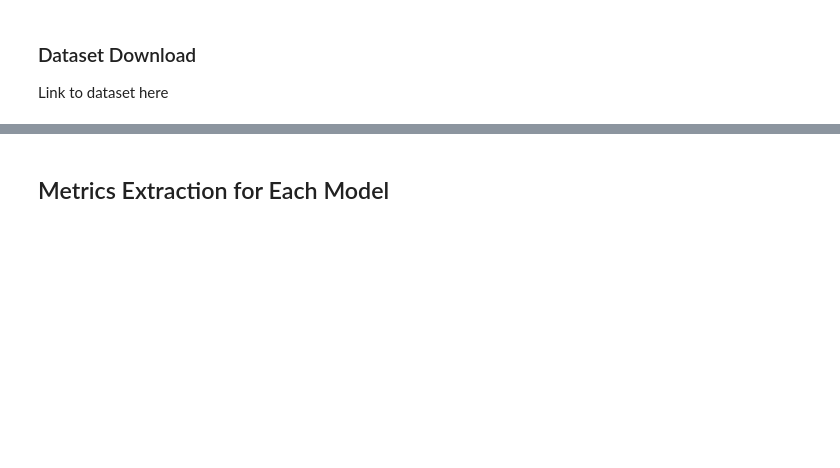
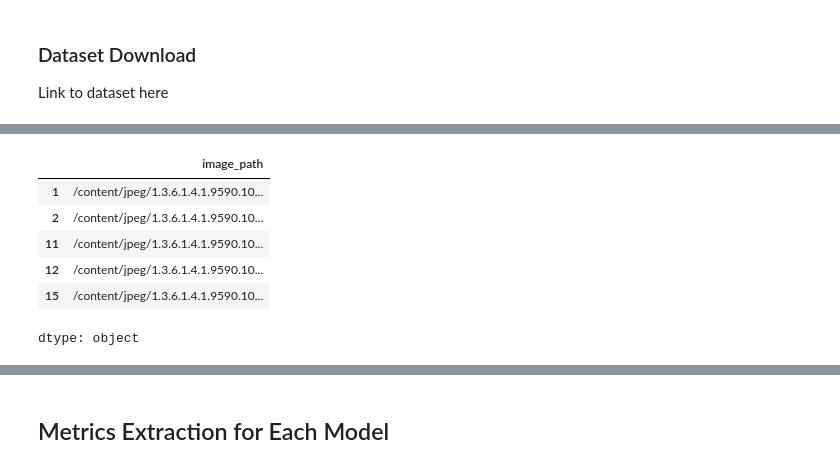
Before and after one commit to kiboiWanjohi/scotep-kenya, a Jupyter notebook: cnn/multi-instance-model.ipynb, the cells around one changed output, grey strips where cells are left out. Drawn from its saved outputs; the diff is of its cells as text; code cells hidden in the pictures; blank space fills up the shorter version.

```diff
--- a/cnn/multi-instance-model.ipynb
+++ b/cnn/multi-instance-model.ipynb
@@ -38,4 +89,11 @@ calc_test = pd.read_csv('/kaggle/input/cbis-ddsm-breast-cancer-image-dataset/csv
 mass_train = pd.read_csv('/kaggle/input/cbis-ddsm-breast-cancer-image-dataset/csv/mass_case_description_train_set.csv')
 mass_test = pd.read_csv('/kaggle/input/cbis-ddsm-breast-cancer-image-dataset/csv/mass_case_description_test_set.csv')
 dicom_data = pd.read_csv('/kaggle/input/cbis-ddsm-breast-cancer-image-dataset/csv/dicom_info.csv')
+# %%
+# Colab dataset
+calc_train = pd.read_csv('/content/csv/calc_case_description_train_set.csv')
+calc_test = pd.read_csv('/content/csv/calc_case_description_test_set.csv')
+mass_train = pd.read_csv('/content/csv/mass_case_description_train_set.csv')
+mass_test = pd.read_csv('/content/csv/mass_case_description_test_set.csv')
+dicom_data = pd.read_csv('/content/csv/dicom_info.csv')
 # %%
@@ -49,6 +108,26 @@ full_mammogram_images = full_mammogram_images.apply(lambda x: x.replace('CBIS-DD
 cropped_images = cropped_images.apply(lambda x: x.replace('CBIS-DDSM/jpeg', image_dir))
 roi_mask_images = roi_mask_images.apply(lambda x: x.replace('CBIS-DDSM/jpeg', image_dir))
 full_mammogram_images.head()
+# %%
+# COLAB
+# Change the directory in the dicom_info.csv in order to load the imgs correctly
+image_dir = '/content/jpeg'
+full_mammogram_images = dicom_data[dicom_data.SeriesDescription == 'full mammogram images'].image_path
+cropped_images = dicom_data[dicom_data.SeriesDescription == 'cropped images'].image_path
+roi_mask_images = dicom_data[dicom_data.SeriesDescription == 'ROI mask images'].image_path
+
+full_mammogram_images = full_mammogram_images.apply(lambda x: x.replace('CBIS-DDSM/jpeg', image_dir))
+cropped_images = cropped_images.apply(lambda x: x.replace('CBIS-DDSM/jpeg', image_dir))
+roi_mask_images = roi_mask_images.apply(lambda x: x.replace('CBIS-DDSM/jpeg', image_dir))
+full_mammogram_images.head()
+# %% [output]
+|  | image_path |
+| 1 | /content/jpeg/1.3.6.1.4.1.9590.10... |
+| 2 | /content/jpeg/1.3.6.1.4.1.9590.10... |
+| 11 | /content/jpeg/1.3.6.1.4.1.9590.10... |
+| 12 | /content/jpeg/1.3.6.1.4.1.9590.10... |
+| 15 | /content/jpeg/1.3.6.1.4.1.9590.10... |
+dtype: object
 # %%
 dicom_cleaning_data = dicom_data.copy()
 dicom_cleaning_data['image_path'] = dicom_cleaning_data['image_path'].str.replace('CBIS-DDSM/jpeg/', image_dir)
```
Also changed, not shown: parts of 25 cells of this notebook.
